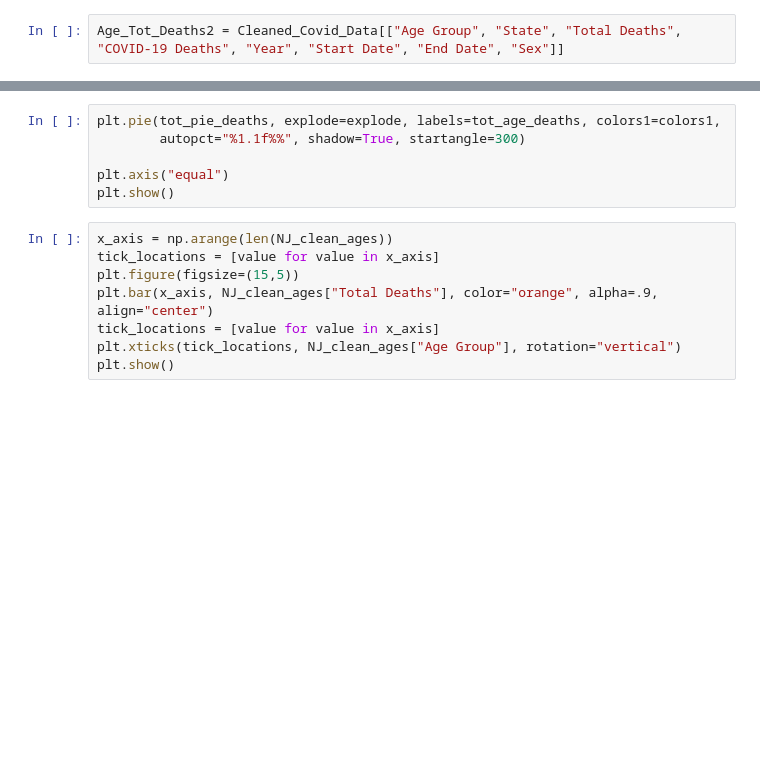
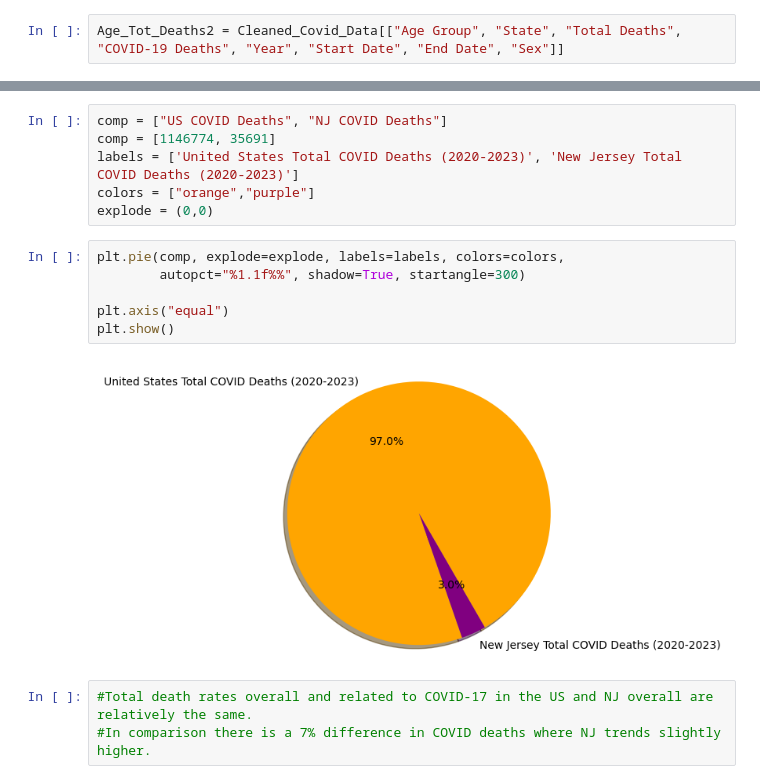
Before and after one commit to JTurk17/Team4_Project1, a Jupyter notebook: NJ_CovidDF copy-Copy1.ipynb, the cells around one changed output, grey strips where cells are left out. Drawn from its saved outputs; the diff is of its cells as text; blank space fills up the shorter version.

```diff
--- a/NJ_CovidDF copy-Copy1.ipynb
+++ b/NJ_CovidDF copy-Copy1.ipynb
@@ -110,15 +299,18 @@ explode = (0,0,0,0,0,0,0,0)
+# %%
+comp = ["US COVID Deaths", "NJ COVID Deaths"]
+comp = [1146774, 35691]
+labels = ['United States Total COVID Deaths (2020-2023)', 'New Jersey Total COVID Deaths (2020-2023)']
+colors = ["orange","purple"]
+explode = (0,0)
 # %%
-plt.pie(tot_pie_deaths, explode=explode, labels=tot_age_deaths, colors1=colors1,
+plt.pie(comp, explode=explode, labels=labels, colors=colors,
         autopct="%1.1f%%", shadow=True, startangle=300)
 
 plt.axis("equal")
 plt.show()
+# %% [output]
+[figure, added]
-# %%
-x_axis = np.arange(len(NJ_clean_ages))
-tick_locations = [value for value in x_axis]
-plt.figure(figsize=(15,5))
-plt.bar(x_axis, NJ_clean_ages["Total Deaths"], color="orange", alpha=.9, align="center")
-tick_locations = [value for value in x_axis]
-plt.xticks(tick_locations, NJ_clean_ages["Age Group"], rotation="vertical")
-plt.show()
+# %%
+#Total death rates overall and related to COVID-17 in the US and NJ overall are relatively the same.
+#In comparison there is a 7% difference in COVID deaths where NJ trends slightly higher.
 # %%
```
Also changed, not shown: parts of 51 cells of this notebook, 1 other file.
